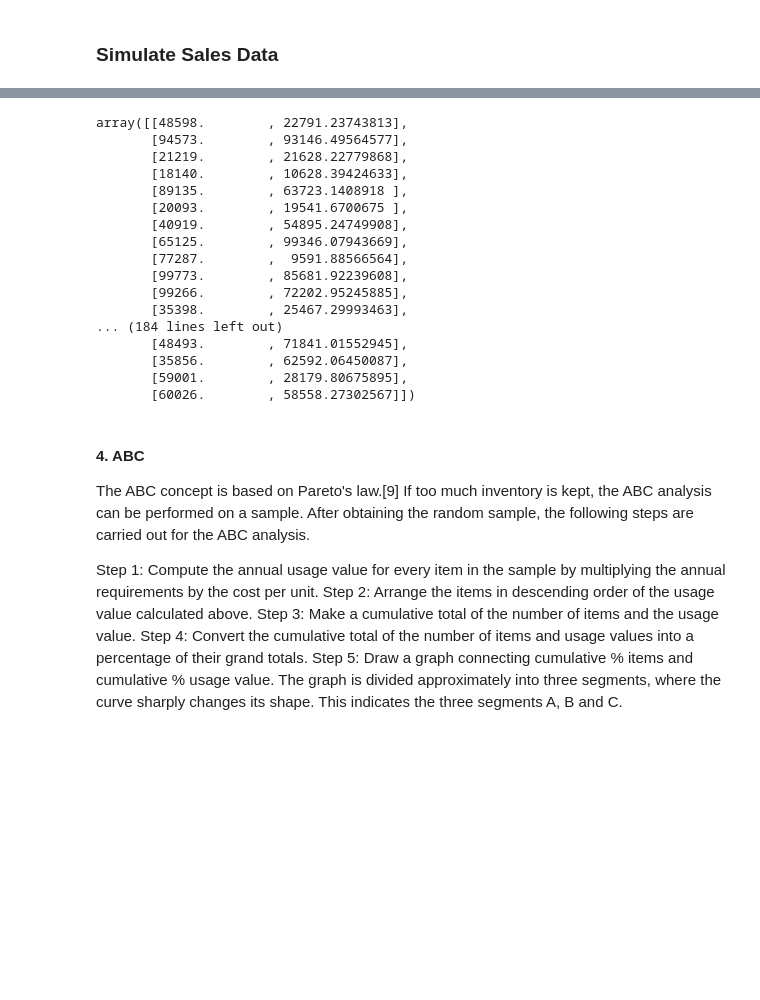
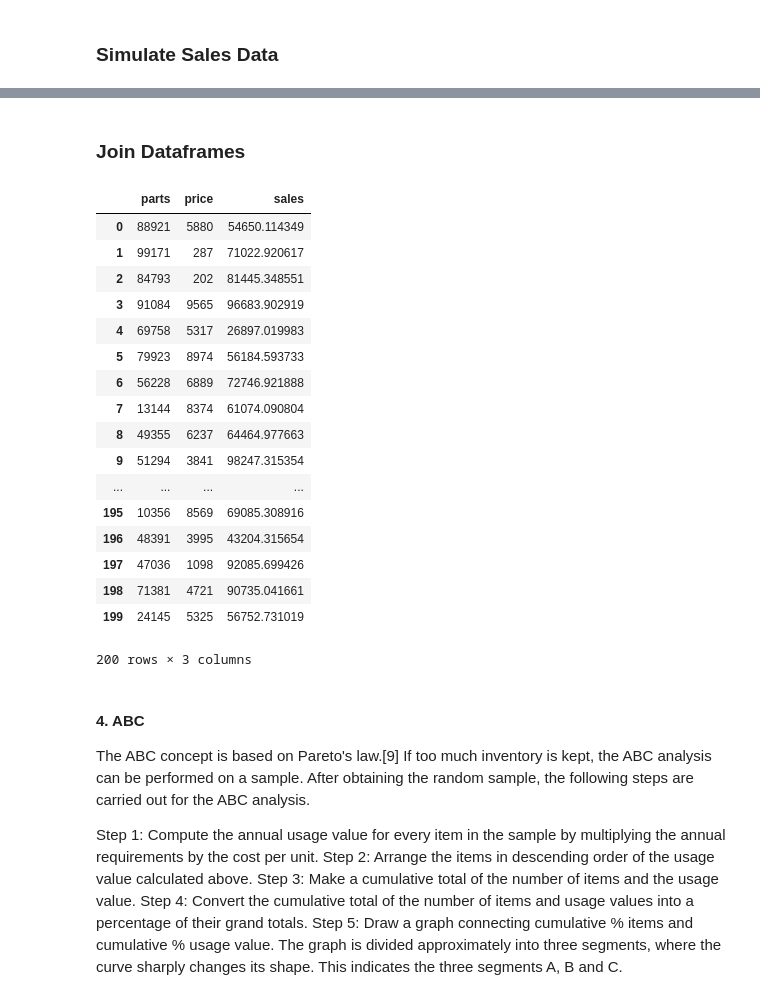
Before and after one commit to pcaulfie/ProgDA-Project, a Jupyter notebook: ProgDA-Project.ipynb, the cells around one changed output, grey strips where cells are left out. Cells and saved outputs as stored; diff of their text form; code cells hidden in the pictures; blank space fills up the shorter version.

```diff
--- a/ProgDA-Project.ipynb
+++ b/ProgDA-Project.ipynb
@@ -62,0 +71,11 @@ parts.to_frame() # https://pandas.pydata.org/pandas-docs/stable/reference/api/pa
+# %%
+# Generate 200 random integers taken from a specified range in a discrete uniform distribution.
+# adapted from https://www.geeksforgeeks.org/python-randint-function/
+
+# Define parameters for the function.
+min, max, size = (10 , 9999 , 200) # Define parameters for numpy.random.randint() function
+
+# create a pandas dataframe called price, which contains an array of 200 random integers between 10 and 9999.
+# solution adapted from https://stackoverflow.com/a/23671779
+df2 = pd.DataFrame(np.random.randint(min, max, size), columns=['price'])
+df2
@@ -102,25 +134,30 @@ SyntaxError: invalid syntax (<ipython-input-11-a82673b5288c>, line 1)
-# %%
-# concatenate 2 numpy arrays: column-wise
-inventory = np.concatenate((arr,arr2),axis=1)
-inventory
-# %% [output]
-array([[48598.        , 22791.23743813],
-       [94573.        , 93146.49564577],
-       [21219.        , 21628.22779868],
-       [18140.        , 10628.39424633],
-       [89135.        , 63723.1408918 ],
-       [20093.        , 19541.6700675 ],
-       [40919.        , 54895.24749908],
-       [65125.        , 99346.07943669],
-       [77287.        ,  9591.88566564],
-       [99773.        , 85681.92239608],
-       [99266.        , 72202.95245885],
-       [35398.        , 25467.29993463],
-... (184 lines left out)
-       [48493.        , 71841.01552945],
-       [35856.        , 62592.06450087],
-       [59001.        , 28179.80675895],
-       [60026.        , 58558.27302567]])
+# %% [markdown]
+### Join Dataframes
+# %%
+# Join the dataframes index are the name on which to perform the join operations
+# https://stackoverflow.com/a/23671779
+df = df1.join(df2)
+df = df.join(df3)
+df
+# %% [output]
+|  | parts | price | sales |
+| 0 | 88921 | 5880 | 54650.114349 |
+| 1 | 99171 | 287 | 71022.920617 |
+| 2 | 84793 | 202 | 81445.348551 |
+| 3 | 91084 | 9565 | 96683.902919 |
+| 4 | 69758 | 5317 | 26897.019983 |
+| 5 | 79923 | 8974 | 56184.593733 |
+| 6 | 56228 | 6889 | 72746.921888 |
+| 7 | 13144 | 8374 | 61074.090804 |
+| 8 | 49355 | 6237 | 64464.977663 |
+| 9 | 51294 | 3841 | 98247.315354 |
+| ... | ... | ... | ... |
+| 195 | 10356 | 8569 | 69085.308916 |
+| 196 | 48391 | 3995 | 43204.315654 |
+| 197 | 47036 | 1098 | 92085.699426 |
+| 198 | 71381 | 4721 | 90735.041661 |
+| 199 | 24145 | 5325 | 56752.731019 |
+200 rows × 3 columns
 # %% [markdown]
 #### 4. ABC
 The ABC concept is based on Pareto's law.[9] If too much inventory is kept, the ABC analysis can be performed on a sample. After obtaining the random sample, the following steps are carried out for the ABC analysis.
```
Also changed, not shown: parts of 9 cells of this notebook.
